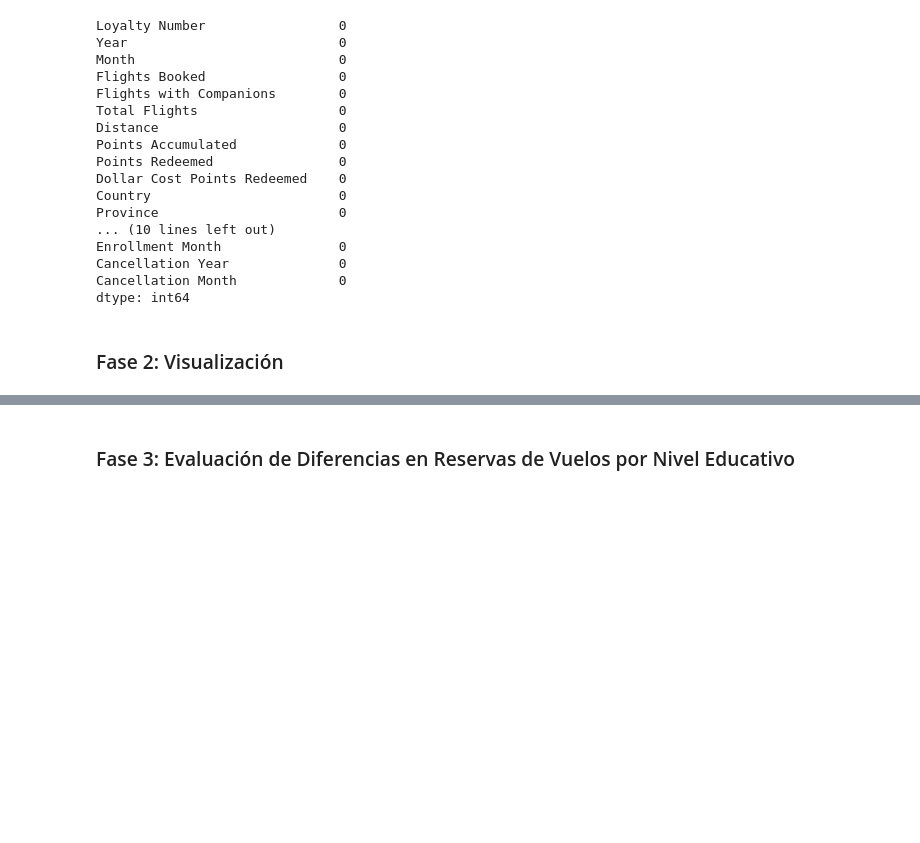
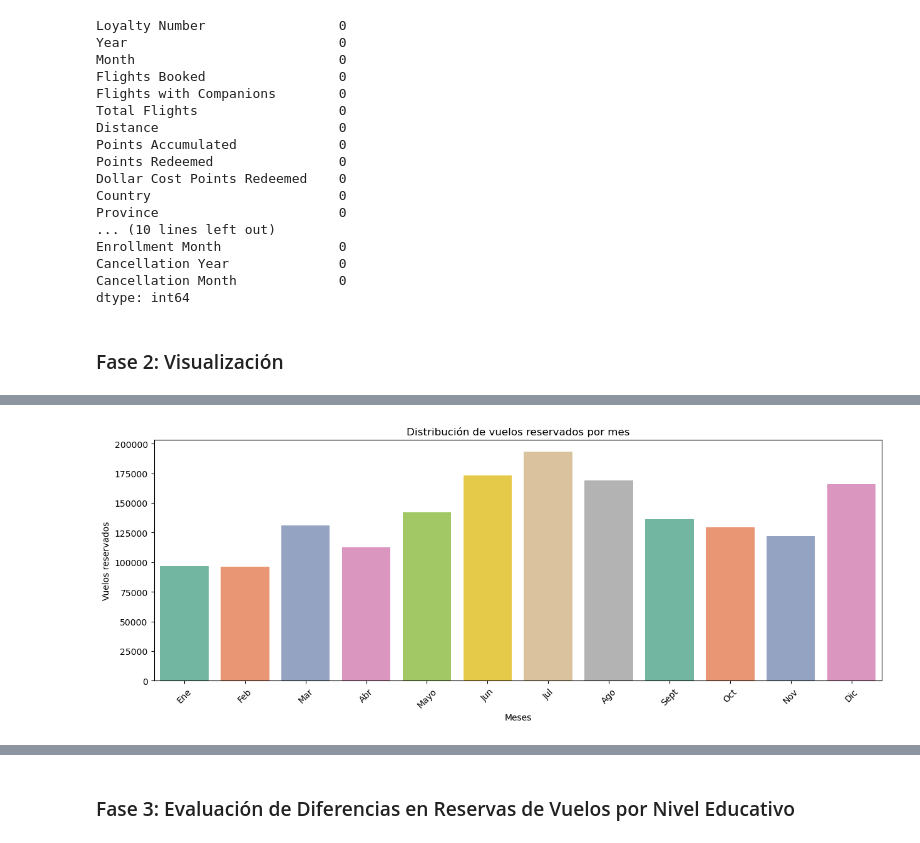
Before and after one commit to Adalab/bda-modulo-3-evaluacion-final-BrigitteManriqueB, a Jupyter notebook: Evaluacion_Final_Modulo_3.ipynb, the cells around one changed output, grey strips where cells are left out. Drawn from its saved outputs; the diff is of its cells as text; code cells hidden in the pictures; blank space fills up the shorter version.

Commit message:
Visualizaciones

```diff
--- a/Evaluacion_Final_Modulo_3.ipynb
+++ b/Evaluacion_Final_Modulo_3.ipynb
@@ -874,0 +937,25 @@ df_merge.to_csv('df_merge.csv', index=False)
+# %%
+# Gráfico
+fig, axes = plt.subplots(nrows = 1, ncols = 1, figsize = (15,5))
+
+# Gráfico
+sns.barplot(x = 'Month',
+            y = 'Flights Booked',
+            hue = 'Month',
+            data = reservas_mes,
+            palette= 'Set2',
+            legend=False,
+            )
+
+plt.title ('Distribución de vuelos reservados por mes')
+plt.xlabel ('Meses')
+plt.ylabel ('Vuelos reservados')
+
+# Para reemplazar los números de los meses por sus nombres, asigno el rango de número, seguidos de los nombres de los meses, en la función xticks.
+plt.xticks(range(0,12), ['Ene', 'Feb', 'Mar', 'Abr', 'Mayo', 'Jun', 'Jul', 'Ago', 'Sept', 'Oct', 'Nov', 'Dic'])
+plt.xticks(rotation=45);
+
+# Mostrar gráfico
+plt.show()
+# %% [output]
+[figure, added]
```
Also changed, not shown: parts of 78 cells of this notebook.
